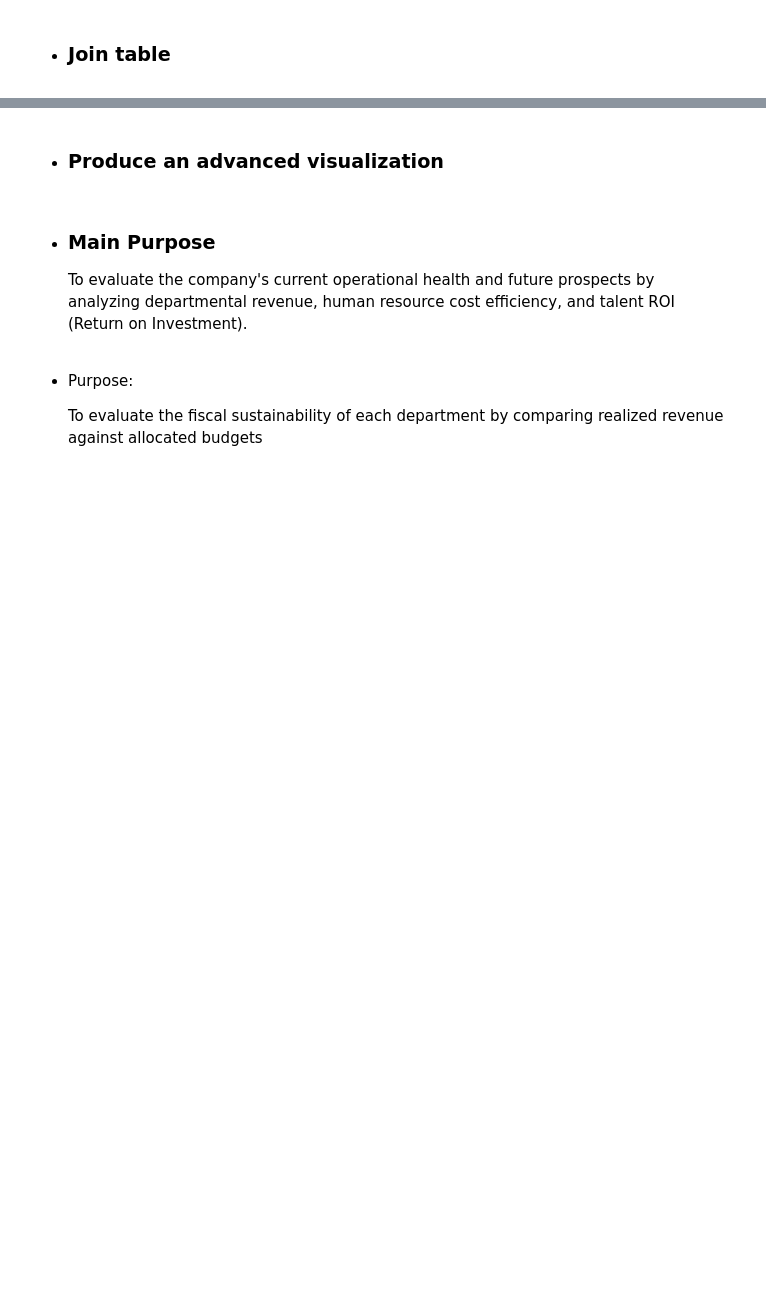
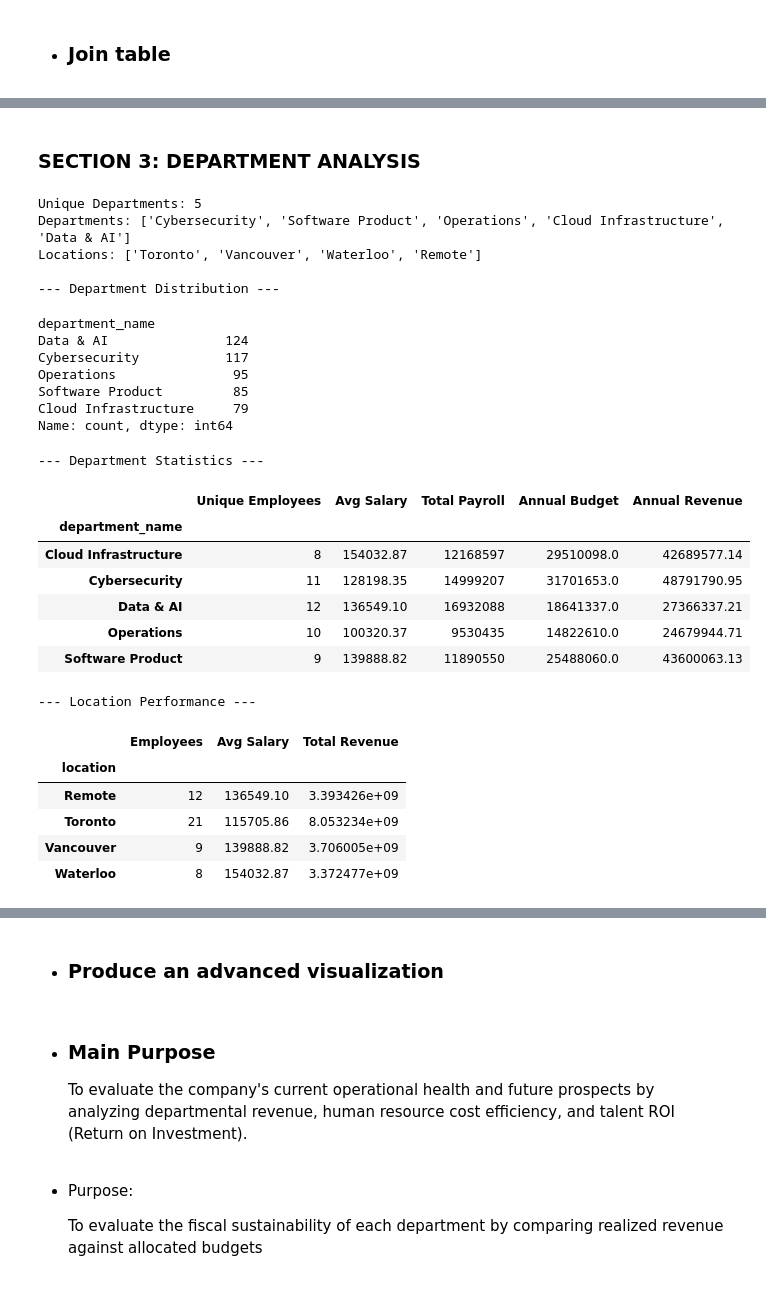
Before and after one commit to caatat741213/WranglingWorkshop, a Jupyter notebook: Lab3_DataAnalysis.ipynb, the cells around one changed output, grey strips where cells are left out. Saved outputs shown, nothing was run; the diff lists cells and outputs as text; code cells hidden in the pictures; blank space fills up the shorter version.

```diff
--- a/Lab3_DataAnalysis.ipynb
+++ b/Lab3_DataAnalysis.ipynb
@@ -750,0 +1647,58 @@ Data Integration Complete. Total Records: 50
+# %% [markdown]
+
+### SECTION 3: DEPARTMENT ANALYSIS
+# %%
+print("Unique Departments:", df_final['department_name'].nunique())
+print("Departments:", df_final['department_name'].unique().tolist())
+print("Locations:", df_final['location'].unique().tolist())
+
+print("\n--- Department Distribution ---")
+dept_dist = df_final['department_name'].value_counts()
+display(dept_dist)
+
+print("\n--- Department Statistics ---")
+dept_stats = df_final.groupby('department_name').agg({
+    'employee_id': 'nunique',
+    'salary': ['mean', 'sum'],
+    'annual_budget': 'first',
+    'annual_revenue': 'first'
+}).round(2)
+dept_stats.columns = ['Unique Employees', 'Avg Salary', 'Total Payroll', 'Annual Budget', 'Annual Revenue']
+display(dept_stats)
+
+print("\n--- Location Performance ---")
+location_stats = df_final.groupby('location').agg({
+    'employee_id': 'nunique',
+    'salary': 'mean',
+    'annual_revenue': 'sum'
+}).round(2)
+location_stats.columns = ['Employees', 'Avg Salary', 'Total Revenue']
+display(location_stats)
+# %% [output]
+Unique Departments: 5
+Departments: ['Cybersecurity', 'Software Product', 'Operations', 'Cloud Infrastructure', 'Data & AI']
+Locations: ['Toronto', 'Vancouver', 'Waterloo', 'Remote']
+
+--- Department Distribution ---
+department_name
+Data & AI               124
+Cybersecurity           117
+Operations               95
+Software Product         85
+Cloud Infrastructure     79
+Name: count, dtype: int64
+--- Department Statistics ---
+|  | Unique Employees | Avg Salary | Total Payroll | Annual Budget | Annual Revenue |
+| department_name |  |  |  |  |  |
+| Cloud Infrastructure | 8 | 154032.87 | 12168597 | 29510098.0 | 42689577.14 |
+| Cybersecurity | 11 | 128198.35 | 14999207 | 31701653.0 | 48791790.95 |
+| Data & AI | 12 | 136549.10 | 16932088 | 18641337.0 | 27366337.21 |
+| Operations | 10 | 100320.37 | 9530435 | 14822610.0 | 24679944.71 |
+| Software Product | 9 | 139888.82 | 11890550 | 25488060.0 | 43600063.13 |
+--- Location Performance ---
+|  | Employees | Avg Salary | Total Revenue |
+| location |  |  |  |
+| Remote | 12 | 136549.10 | 3.393426e+09 |
+| Toronto | 21 | 115705.86 | 8.053234e+09 |
+| Vancouver | 9 | 139888.82 | 3.706005e+09 |
+| Waterloo | 8 | 154032.87 | 3.372477e+09 |
```
Also changed, not shown: parts of 20 cells of this notebook.
